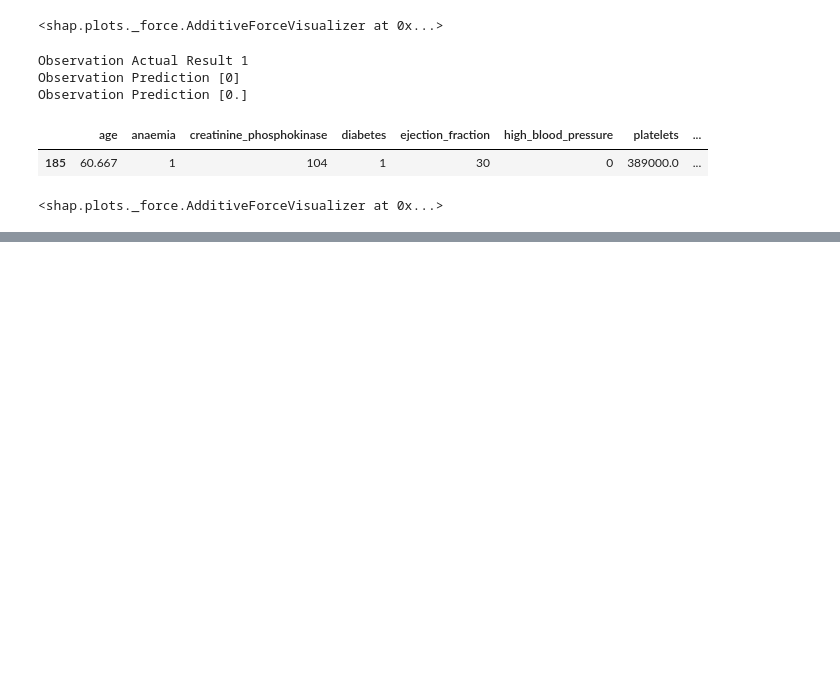
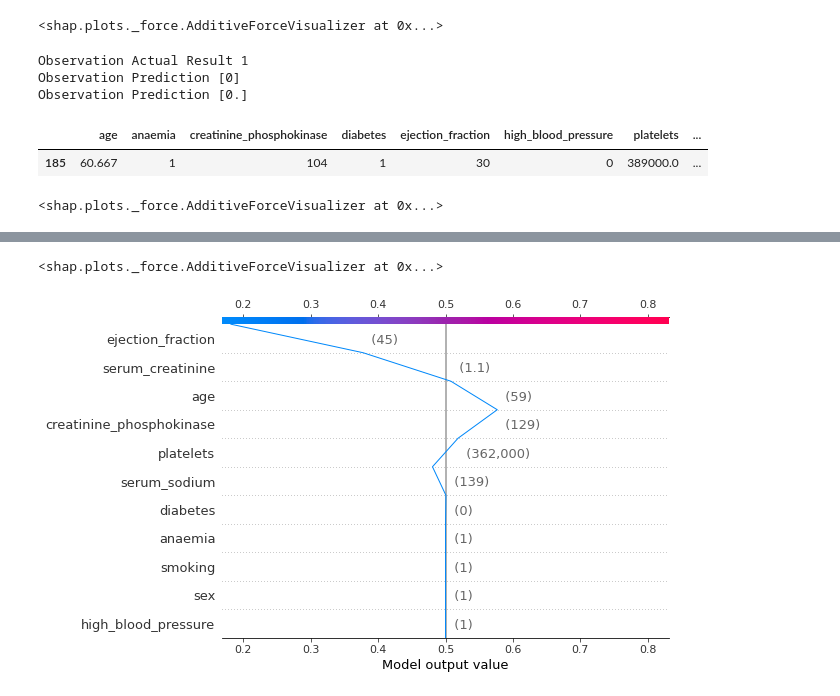
Before and after one commit to raj-shr-git/interpret_models, a Jupyter notebook: Model_Interpreting.ipynb, the cells around one changed output, grey strips where cells are left out. Saved outputs shown, nothing was run; the diff lists cells and outputs as text; code cells hidden in the pictures; blank space fills up the shorter version.

Commit message:
Updated SHAP notebook code

```diff
--- a/Model_Interpreting.ipynb
+++ b/Model_Interpreting.ipynb
@@ -340,0 +343,10 @@ with plt.style.context('seaborn'):
+# %%
+shap.force_plot(base_value=explainer_dt.expected_value[1],shap_values=explainer_dt.shap_values(X_test.iloc[4])[1],features=X_test.iloc[[4]])
+# %% [output]
+<shap.plots._force.AdditiveForceVisualizer at 0x...>
+# %%
+shap.decision_plot(base_value=explainer_dt.expected_value[1],
+                   shap_values=explainer_dt.shap_values(X_test.iloc[4])[1],
+                   features=X_test.iloc[[4]])
+# %% [output]
+[figure, added]
```
Also changed, not shown: parts of 15 cells of this notebook.
